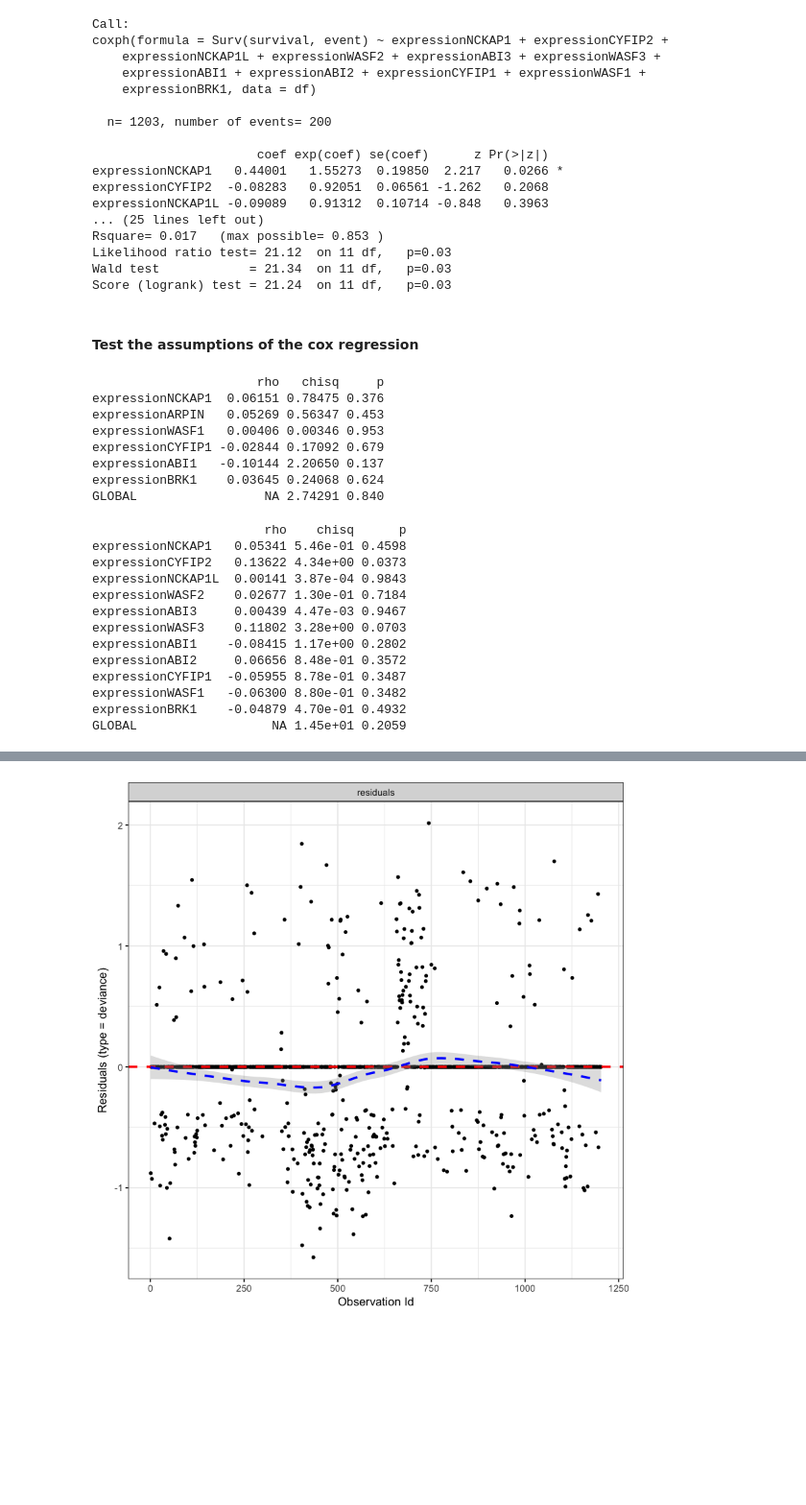
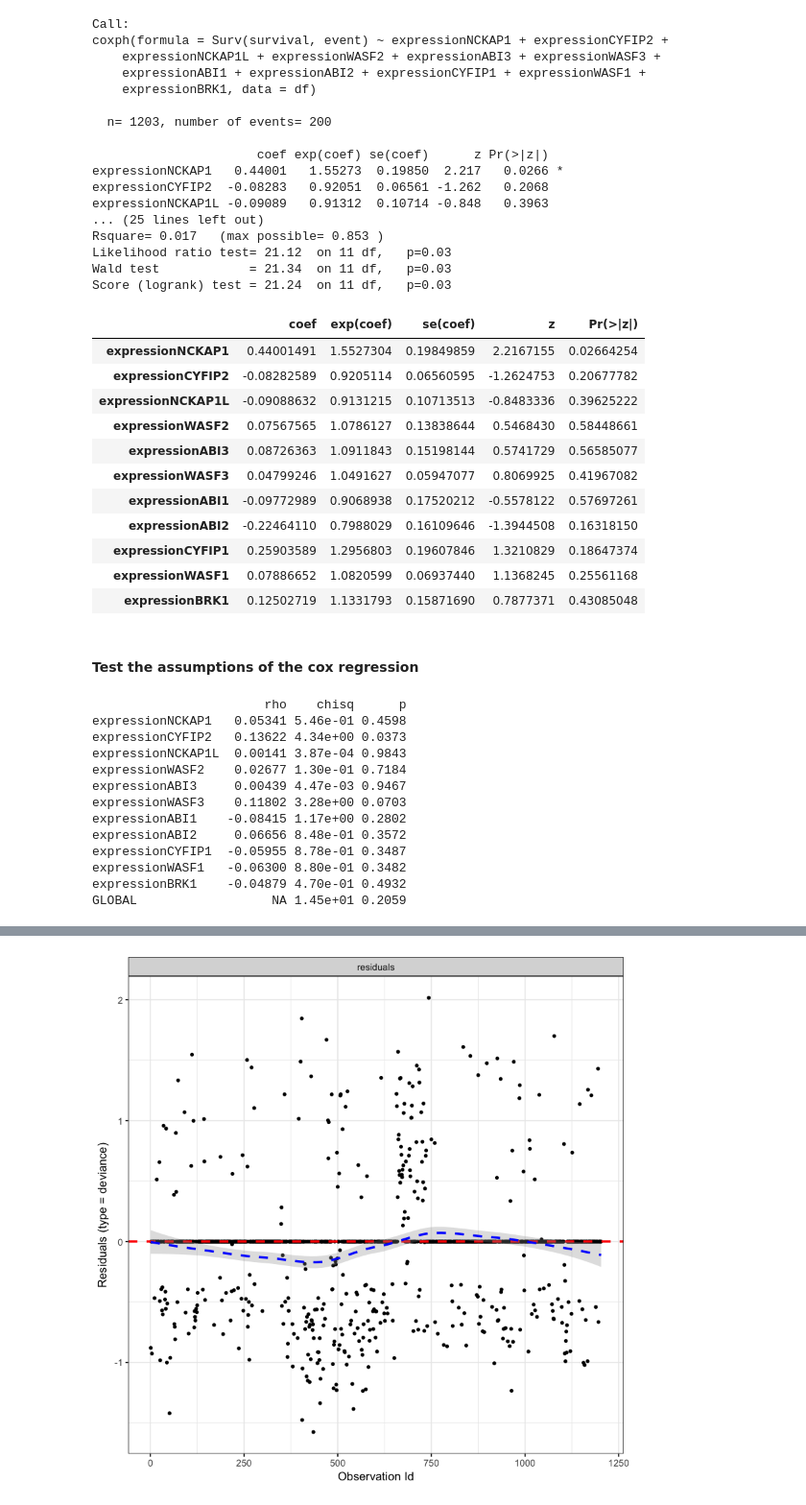
Before and after one commit to StephaneBereux/PSC, a Jupyter notebook: survival_analysis_wave.ipynb, the cells around one changed output, grey strips where cells are left out. Shown at 96% size. Saved outputs shown, nothing was run; the diff lists cells and outputs as text; code cells hidden in the pictures; blank space fills up the shorter version.

```diff
--- a/survival_analysis_wave.ipynb
+++ b/survival_analysis_wave.ipynb
@@ -75,36 +73,39 @@ Rsquare= 0.017   (max possible= 0.853 )
 Likelihood ratio test= 21.12  on 11 df,   p=0.03
 Wald test            = 21.34  on 11 df,   p=0.03
 Score (logrank) test = 21.24  on 11 df,   p=0.03
+# %%
+summary(res.cox1)$coef
+# %% [output]
+|  | coef | exp(coef) | se(coef) | z | Pr(>|z|) |
+| expressionNCKAP1 | 0.44001491 | 1.5527304 | 0.19849859 | 2.2167155 | 0.02664254 |
+| expressionCYFIP2 | -0.08282589 | 0.9205114 | 0.06560595 | -1.2624753 | 0.20677782 |
+| expressionNCKAP1L | -0.09088632 | 0.9131215 | 0.10713513 | -0.8483336 | 0.39625222 |
+| expressionWASF2 | 0.07567565 | 1.0786127 | 0.13838644 | 0.5468430 | 0.58448661 |
+| expressionABI3 | 0.08726363 | 1.0911843 | 0.15198144 | 0.5741729 | 0.56585077 |
+| expressionWASF3 | 0.04799246 | 1.0491627 | 0.05947077 | 0.8069925 | 0.41967082 |
+| expressionABI1 | -0.09772989 | 0.9068938 | 0.17520212 | -0.5578122 | 0.57697261 |
+| expressionABI2 | -0.22464110 | 0.7988029 | 0.16109646 | -1.3944508 | 0.16318150 |
+| expressionCYFIP1 | 0.25903589 | 1.2956803 | 0.19607846 | 1.3210829 | 0.18647374 |
+| expressionWASF1 | 0.07886652 | 1.0820599 | 0.06937440 | 1.1368245 | 0.25561168 |
+| expressionBRK1 | 0.12502719 | 1.1331793 | 0.15871690 | 0.7877371 | 0.43085048 |
 # %%
 write.csv(summary(res.cox1)$coef, "data_for_report")
 # %% [markdown]
 #### Test the assumptions of the cox regression
 # %%
-test.ph <- cox.zph(res.cox2)
-test.ph
+test.ph <- cox.zph(res.cox1)
+test.ph    # a low p value indicate a deviation from the proportional hazard hypothesis
 # %% [output]
-                      rho   chisq     p
-expressionNCKAP1  0.06151 0.78475 0.376
-expressionARPIN   0.05269 0.56347 0.453
-expressionWASF1   0.00406 0.00346 0.953
-expressionCYFIP1 -0.02844 0.17092 0.679
-expressionABI1   -0.10144 2.20650 0.137
-expressionBRK1    0.03645 0.24068 0.624
-GLOBAL                 NA 2.74291 0.840
+                       rho    chisq      p
+expressionNCKAP1   0.05341 5.46e-01 0.4598
+expressionCYFIP2   0.13622 4.34e+00 0.0373
+expressionNCKAP1L  0.00141 3.87e-04 0.9843
+expressionWASF2    0.02677 1.30e-01 0.7184
+expressionABI3     0.00439 4.47e-03 0.9467
+expressionWASF3    0.11802 3.28e+00 0.0703
+expressionABI1    -0.08415 1.17e+00 0.2802
+expressionABI2     0.06656 8.48e-01 0.3572
+expressionCYFIP1  -0.05955 8.78e-01 0.3487
+expressionWASF1   -0.06300 8.80e-01 0.3482
+expressionBRK1    -0.04879 4.70e-01 0.4932
+GLOBAL                  NA 1.45e+01 0.2059
-# %%
-test.ph <- cox.zph(res.cox1)
-test.ph
-# %% [output]
-                       rho    chisq      p
-expressionNCKAP1   0.05341 5.46e-01 0.4598
-expressionCYFIP2   0.13622 4.34e+00 0.0373
-expressionNCKAP1L  0.00141 3.87e-04 0.9843
-expressionWASF2    0.02677 1.30e-01 0.7184
-expressionABI3     0.00439 4.47e-03 0.9467
-expressionWASF3    0.11802 3.28e+00 0.0703
-expressionABI1    -0.08415 1.17e+00 0.2802
-expressionABI2     0.06656 8.48e-01 0.3572
-expressionCYFIP1  -0.05955 8.78e-01 0.3487
-expressionWASF1   -0.06300 8.80e-01 0.3482
-expressionBRK1    -0.04879 4.70e-01 0.4932
-GLOBAL                  NA 1.45e+01 0.2059
```
Also changed, not shown: parts of 14 cells of this notebook, 2 other files.
